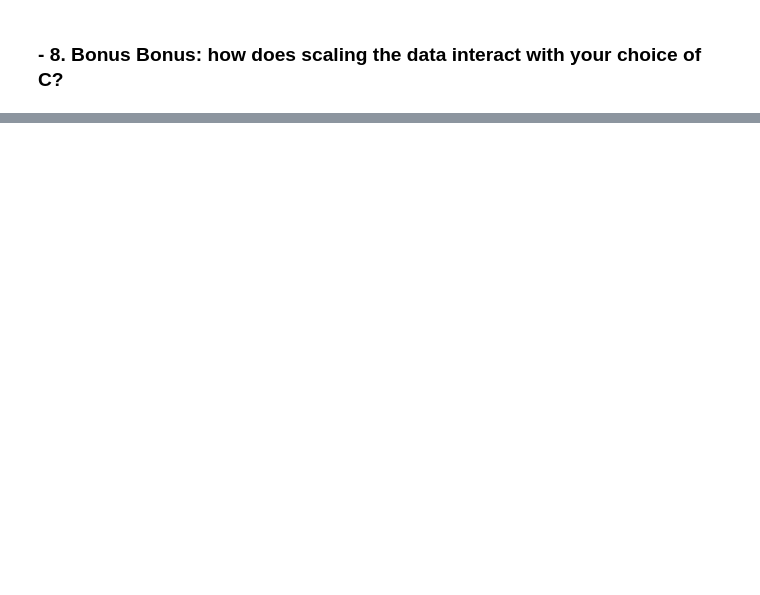
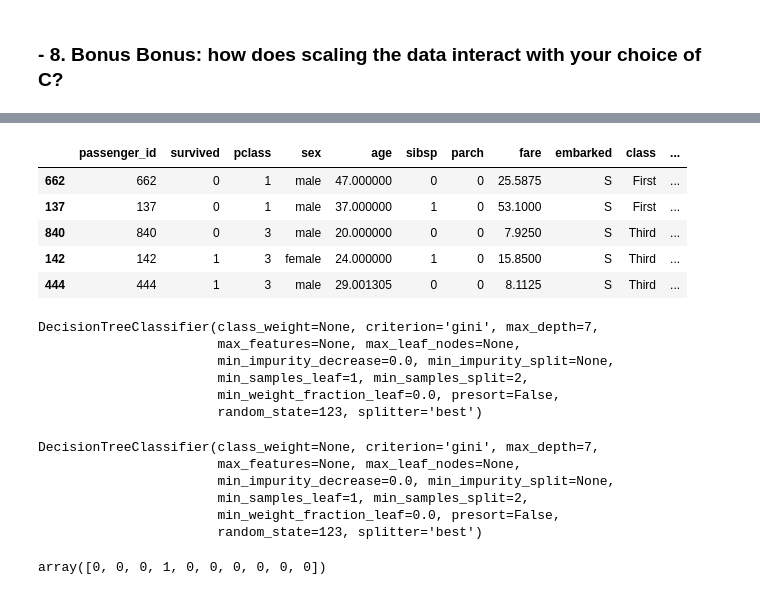
Before and after one commit to chasethompson/ds-methodologies-exercises, a Jupyter notebook: classification/model.ipynb, the cells around one changed output, grey strips where cells are left out. Cells and saved outputs as stored; diff of their text form; code cells hidden in the pictures; blank space fills up the shorter version.

Commit message:
added additional decision tree model, still need to include review notes for logistic regression and decision tree

```diff
--- a/classification/model.ipynb
+++ b/classification/model.ipynb
@@ -564,0 +580,9 @@ logit11.score(X, y)
+# %%
+train.head()
+# %% [output]
+|  | passenger_id | survived | pclass | sex | age | sibsp | parch | fare | embarked | class | ... |
+| 662 | 662 | 0 | 1 | male | 47.000000 | 0 | 0 | 25.5875 | S | First | ... |
+| 137 | 137 | 0 | 1 | male | 37.000000 | 1 | 0 | 53.1000 | S | First | ... |
+| 840 | 840 | 0 | 3 | male | 20.000000 | 0 | 0 | 7.9250 | S | Third | ... |
+| 142 | 142 | 1 | 3 | female | 24.000000 | 1 | 0 | 15.8500 | S | Third | ... |
+| 444 | 444 | 1 | 3 | male | 29.001305 | 0 | 0 | 8.1125 | S | Third | ... |
@@ -564,0 +592,19 @@ logit11.score(X, y)
+# %%
+clf = DecisionTreeClassifier(max_depth=7, random_state=123)
+clf
+# %% [output]
+DecisionTreeClassifier(class_weight=None, criterion='gini', max_depth=7,
+                       max_features=None, max_leaf_nodes=None,
+                       min_impurity_decrease=0.0, min_impurity_split=None,
+                       min_samples_leaf=1, min_samples_split=2,
+                       min_weight_fraction_leaf=0.0, presort=False,
+                       random_state=123, splitter='best')
+# %%
+clf.fit(X, y)
+# %% [output]
+DecisionTreeClassifier(class_weight=None, criterion='gini', max_depth=7,
+                       max_features=None, max_leaf_nodes=None,
+                       min_impurity_decrease=0.0, min_impurity_split=None,
+                       min_samples_leaf=1, min_samples_split=2,
+                       min_weight_fraction_leaf=0.0, presort=False,
+                       random_state=123, splitter='best')
@@ -564,0 +614,4 @@ logit11.score(X, y)
+# %%
+y_pred[0:10]
+# %% [output]
+array([0, 0, 0, 1, 0, 0, 0, 0, 0, 0])
```
Also changed, not shown: parts of 54 cells of this notebook.
